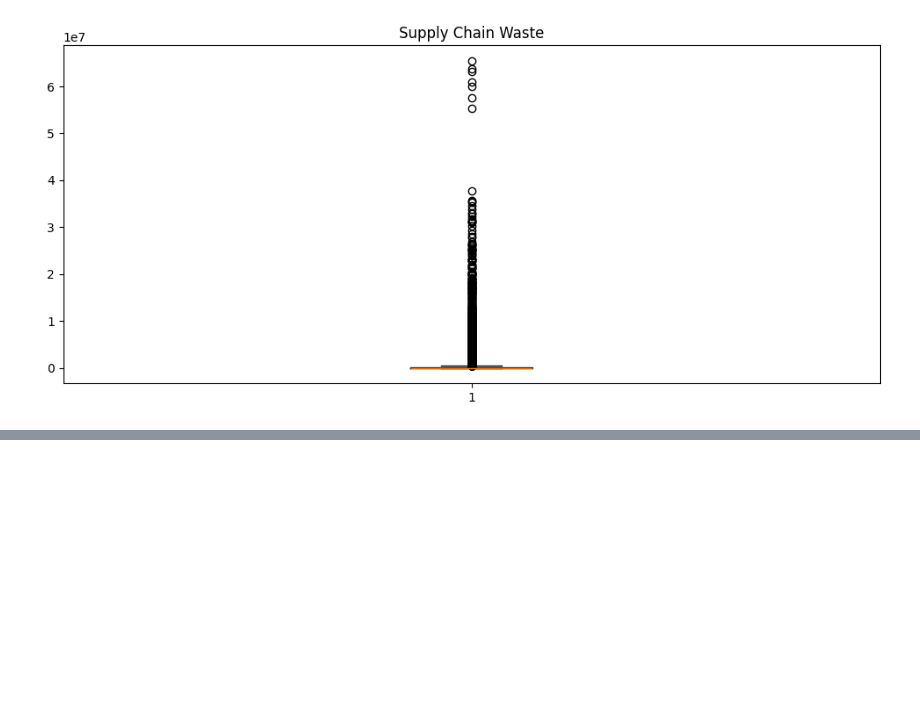
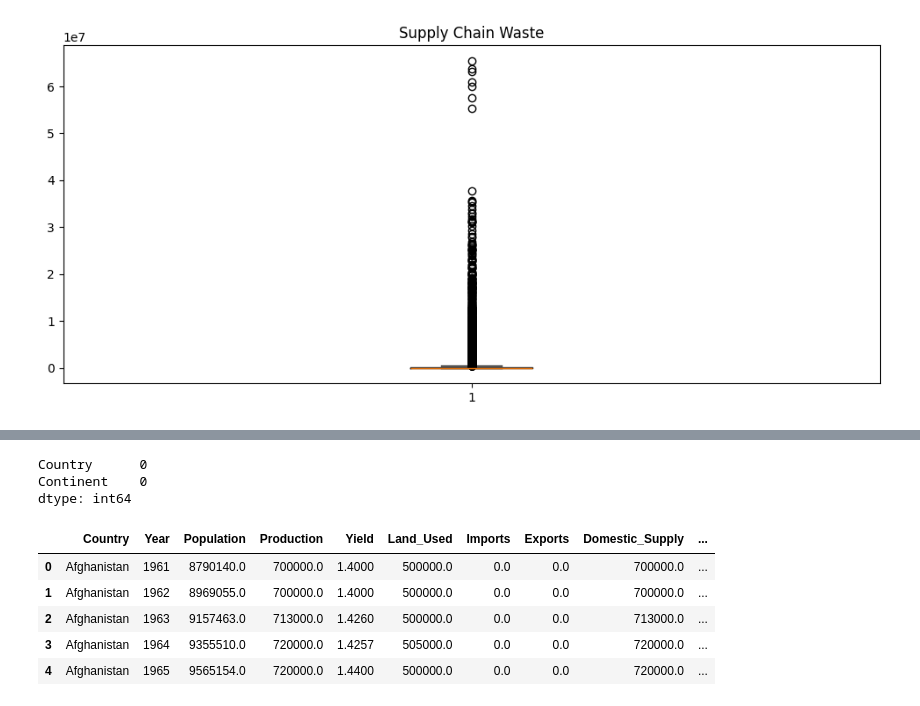
Before and after one commit to OrbitGNX/2-Food-Supply-Chain-Waste---Data-Analytics, a Jupyter notebook: food-supply-chain-waste-da.ipynb, the cells around one changed output, grey strips where cells are left out. Cells and saved outputs as stored; diff of their text form; code cells hidden in the pictures; blank space fills up the shorter version.

Commit message:
done cleaning

```diff
--- a/food-supply-chain-waste-da.ipynb
+++ b/food-supply-chain-waste-da.ipynb
@@ -308,0 +365,4 @@ plt.show()
+# %%
+df = pd.read_csv("pre-clean-food-supply-chain-waste.csv",
+                 delimiter=",")
+df.info()
@@ -308,0 +396,5 @@ plt.show()
+# %%
+# Continents provided by ChatGPT
+list_continent = pd.read_csv(r"raw\list-continent.csv",
+                             delimiter=",")
+list_continent.head()
@@ -308,0 +408,16 @@ plt.show()
+# %%
+list_continent.isna().sum()
+# %% [output]
+Country      0
+Continent    0
+dtype: int64
+# %%
+df = pd.merge(df,list_continent,on='Country',how='left')
+df.head()
+# %% [output]
+|  | Country | Year | Population | Production | Yield | Land_Used | Imports | Exports | Domestic_Supply | ... |
+| 0 | Afghanistan | 1961 | 8790140.0 | 700000.0 | 1.4000 | 500000.0 | 0.0 | 0.0 | 700000.0 | ... |
+| 1 | Afghanistan | 1962 | 8969055.0 | 700000.0 | 1.4000 | 500000.0 | 0.0 | 0.0 | 700000.0 | ... |
+| 2 | Afghanistan | 1963 | 9157463.0 | 713000.0 | 1.4260 | 500000.0 | 0.0 | 0.0 | 713000.0 | ... |
+| 3 | Afghanistan | 1964 | 9355510.0 | 720000.0 | 1.4257 | 505000.0 | 0.0 | 0.0 | 720000.0 | ... |
+| 4 | Afghanistan | 1965 | 9565154.0 | 720000.0 | 1.4400 | 500000.0 | 0.0 | 0.0 | 720000.0 | ... |
```
Also changed, not shown: parts of 14 cells of this notebook, 5 other files.
